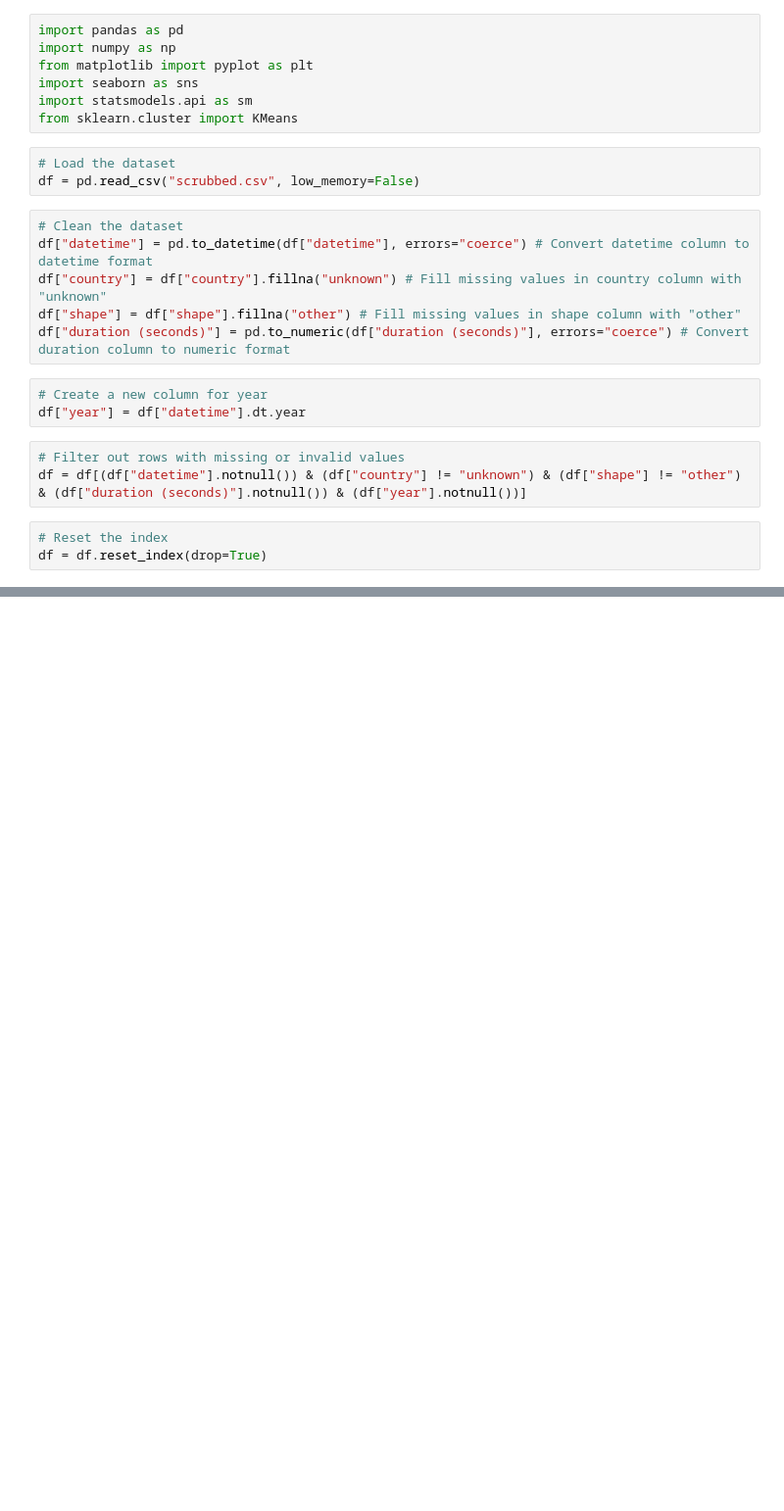
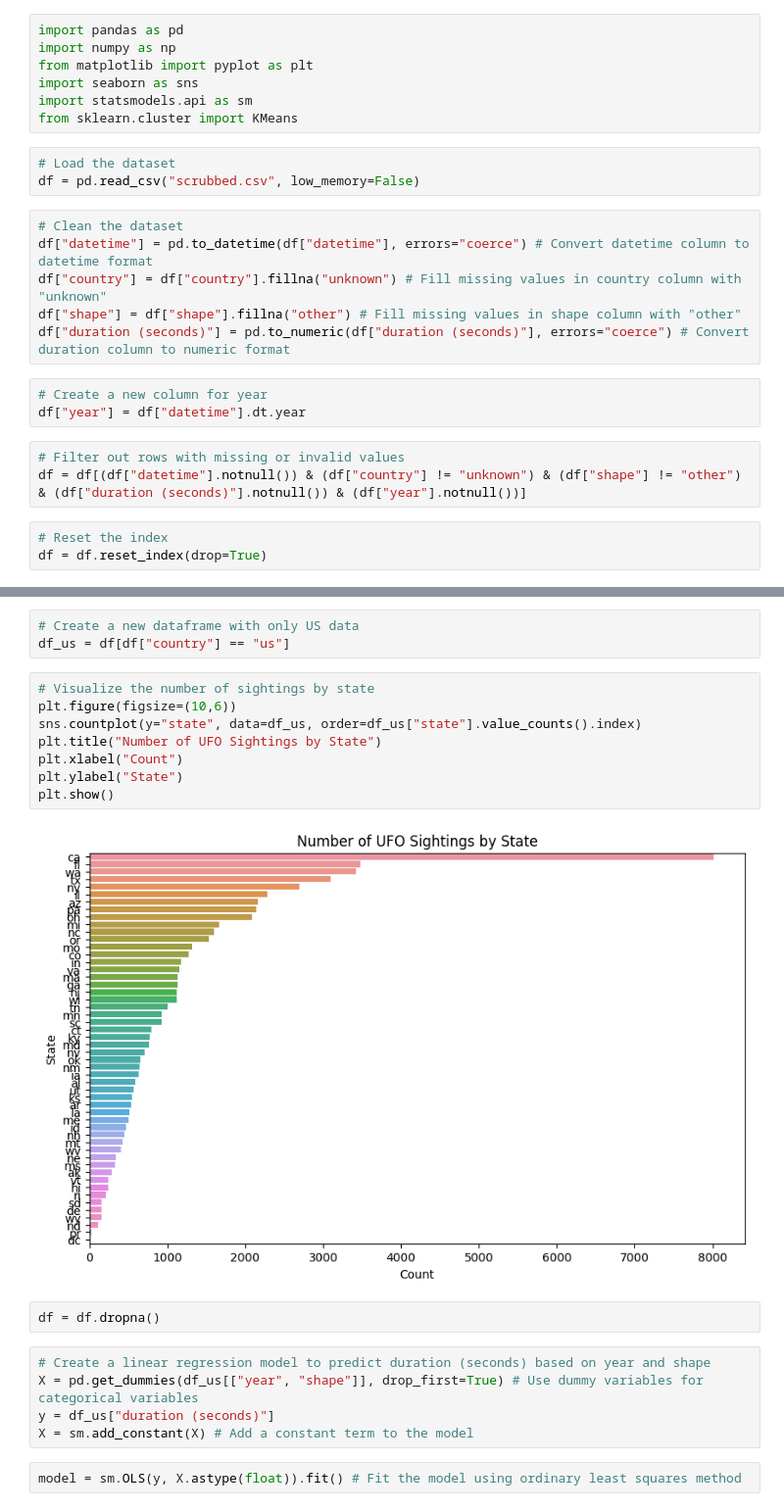
Before and after one commit to thechemist54/MSDS530-GCollab, a Jupyter notebook: UFOSIghtings.ipynb, the cells around one changed output, grey strips where cells are left out. Shown: that part at 98% size. Drawn from its saved outputs; the diff is of its cells as text; blank space fills up the shorter version.

```diff
--- a/UFOSIghtings.ipynb
+++ b/UFOSIghtings.ipynb
@@ -81,0 +82,22 @@ plt.show()
+# %%
+# Create a new dataframe with only US data
+df_us = df[df["country"] == "us"]
+# %%
+# Visualize the number of sightings by state
+plt.figure(figsize=(10,6))
+sns.countplot(y="state", data=df_us, order=df_us["state"].value_counts().index)
+plt.title("Number of UFO Sightings by State")
+plt.xlabel("Count")
+plt.ylabel("State")
+plt.show()
+# %% [output]
+[figure, added]
+# %%
+df = df.dropna()
+# %%
+# Create a linear regression model to predict duration (seconds) based on year and shape
+X = pd.get_dummies(df_us[["year", "shape"]], drop_first=True) # Use dummy variables for categorical variables
+y = df_us["duration (seconds)"]
+X = sm.add_constant(X) # Add a constant term to the model
+# %%
+model = sm.OLS(y, X.astype(float)).fit() # Fit the model using ordinary least squares method
```
Also changed, not shown: parts of 14 cells of this notebook.
